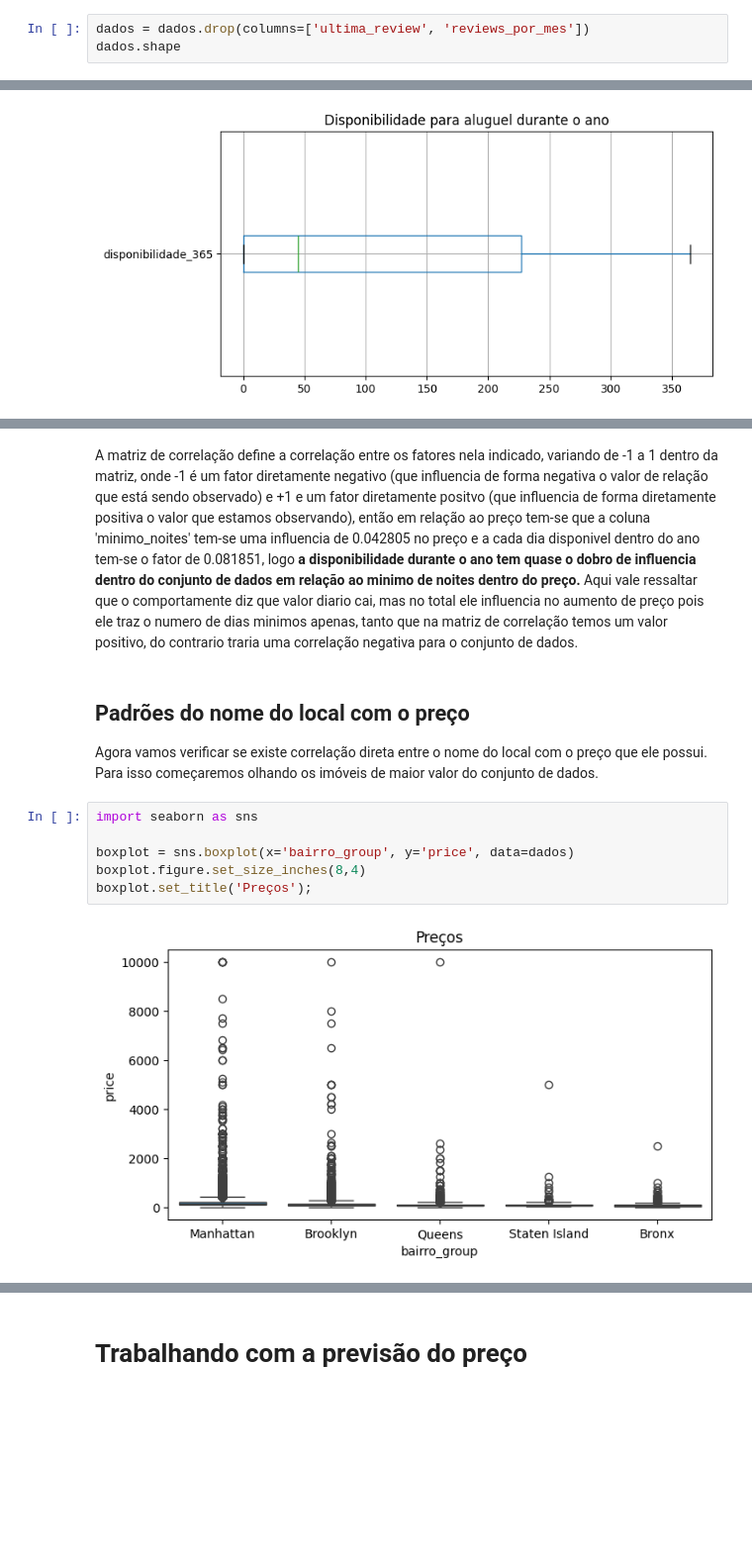
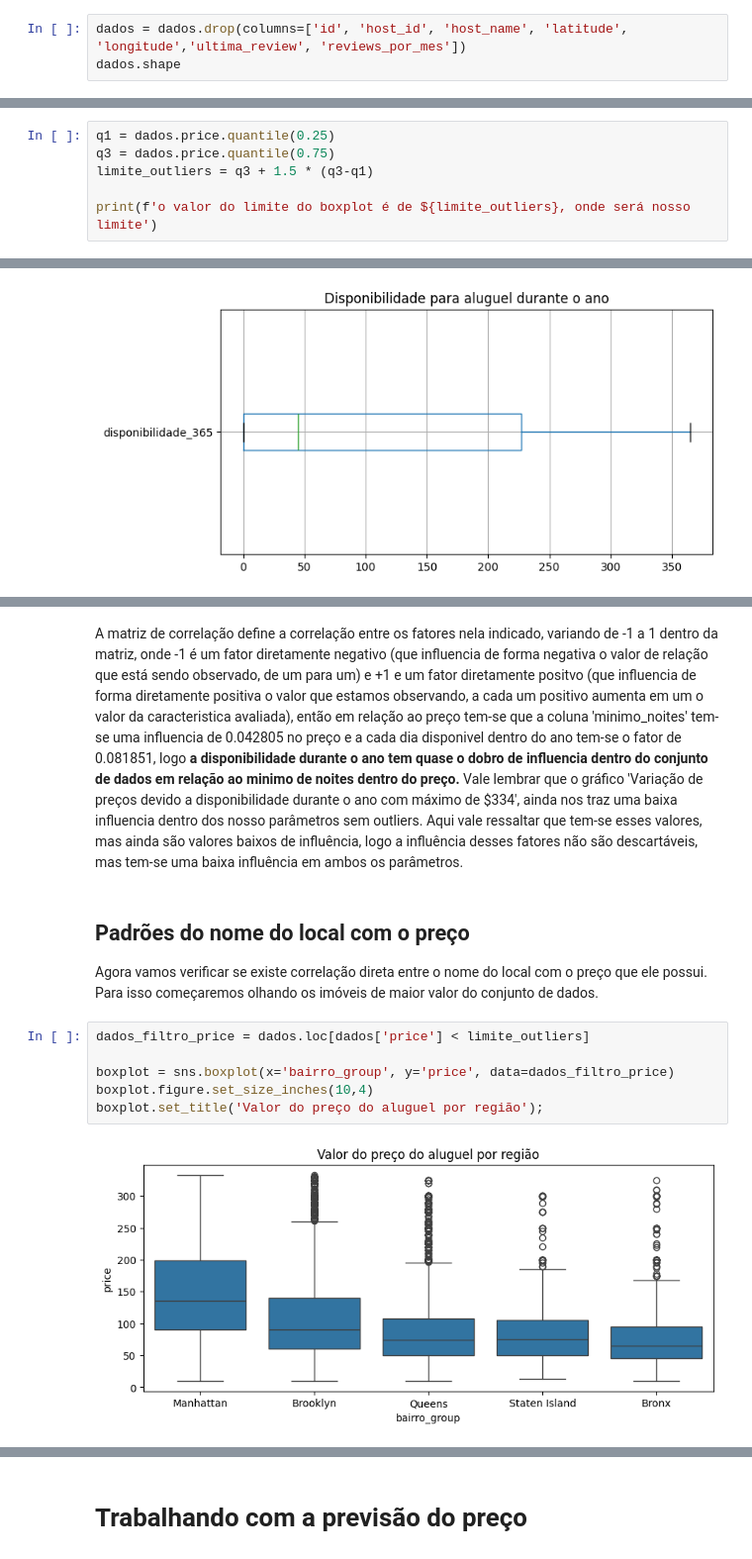
Before and after one commit to FabioDiasRC/LH_CD_fabio_dias, a Jupyter notebook: LH_CD_FABIO_DIAS.ipynb, the cells around one changed output, grey strips where cells are left out. Shown: that part at 99% size. Cells and saved outputs as stored; diff of their text form; blank space fills up the shorter version.

```diff
--- a/LH_CD_FABIO_DIAS.ipynb
+++ b/LH_CD_FABIO_DIAS.ipynb
@@ -68,4 +69,4 @@ Já as colunas 'ultima_review' e 'reviews_por_mes' possuem mais de 20% de valore
 # %%
-dados = dados.drop(columns=['ultima_review', 'reviews_por_mes'])
+dados = dados.drop(columns=['id', 'host_id', 'host_name', 'latitude', 'longitude','ultima_review', 'reviews_por_mes'])
 dados.shape
 # %% [output]
@@ -106,0 +118,6 @@ Considerando que uma pessoa busca investir em uma casa ela precisa focar em regi
+# %%
+q1 = dados.price.quantile(0.25)
+q3 = dados.price.quantile(0.75)
+limite_outliers = q3 + 1.5 * (q3-q1)
+
+print(f'o valor do limite do boxplot é de ${limite_outliers}, onde será nosso limite')
@@ -194,17 +298,17 @@ dados[['price','minimo_noites','disponibilidade_365']].corr()
 | minimo_noites | 0.042805 | 1.000000 | 0.144292 |
 | disponibilidade_365 | 0.081851 | 0.144292 | 1.000000 |
 # %% [markdown]
-A matriz de correlação define a correlação entre os fatores nela indicado, variando de -1 a 1 dentro da matriz, onde -1 é um fator diretamente negativo (que influencia de forma negativa o valor de relação que está sendo observado) e +1 e um fator diretamente positvo (que influencia de forma diretamente positiva o valor que estamos observando), então em relação ao preço tem-se que a coluna 'minimo_noites' tem-se uma influencia de 0.042805 no preço e a cada dia disponivel dentro do ano tem-se o fator de 0.081851, logo <b>a disponibilidade durante o ano tem quase o dobro de influencia dentro do conjunto de dados em relação ao minimo de noites dentro do preço.</b></br>
-Aqui vale ressaltar que o comportamente diz que valor diario cai, mas no total ele influencia no aumento de preço pois ele traz o numero de dias minimos apenas, tanto que na matriz de correlação temos um valor positivo, do contrario traria uma correlação negativa para o conjunto de dados.
+A matriz de correlação define a correlação entre os fatores nela indicado, variando de -1 a 1 dentro da matriz, onde -1 é um fator diretamente negativo (que influencia de forma negativa o valor de relação que está sendo observado, de um para um) e +1 e um fator diretamente positvo (que influencia de forma diretamente positiva o valor que estamos observando, a cada um positivo aumenta em um o valor da caracteristica avaliada), então em relação ao preço tem-se que a coluna 'minimo_noites' tem-se uma influencia de 0.042805 no preço e a cada dia disponivel dentro do ano tem-se o fator de 0.081851, logo <b>a disponibilidade durante o ano tem quase o dobro de influencia dentro do conjunto de dados em relação ao minimo de noites dentro do preço.</b> Vale lembrar que o gráfico 'Variação de preços devido a disponibilidade durante o ano com máximo de $334', ainda nos traz uma baixa influencia dentro dos nosso parâmetros sem outliers.</br>
+Aqui vale ressaltar que tem-se esses valores, mas ainda são valores baixos de influência, logo a influência desses fatores não são descartáveis, mas tem-se uma baixa influência em ambos os parâmetros.
 # %% [markdown]
 ## Padrões do nome do local com o preço
 Agora vamos verificar se existe correlação direta entre o nome do local com o preço que ele possui. Para isso começaremos olhando os imóveis de maior valor do conjunto de dados.
 # %%
-import seaborn as sns
+dados_filtro_price = dados.loc[dados['price'] < limite_outliers]
 
-boxplot = sns.boxplot(x='bairro_group', y='price', data=dados)
-boxplot.figure.set_size_inches(8,4)
-boxplot.set_title('Preços');
+boxplot = sns.boxplot(x='bairro_group', y='price', data=dados_filtro_price)
+boxplot.figure.set_size_inches(10,4)
+boxplot.set_title('Valor do preço do aluguel por região');
 # %% [output]
-[figure, old version]
+[figure, new version]
 # %% [markdown]
```
Also changed, not shown: parts of 66 cells of this notebook, 1 other file.
